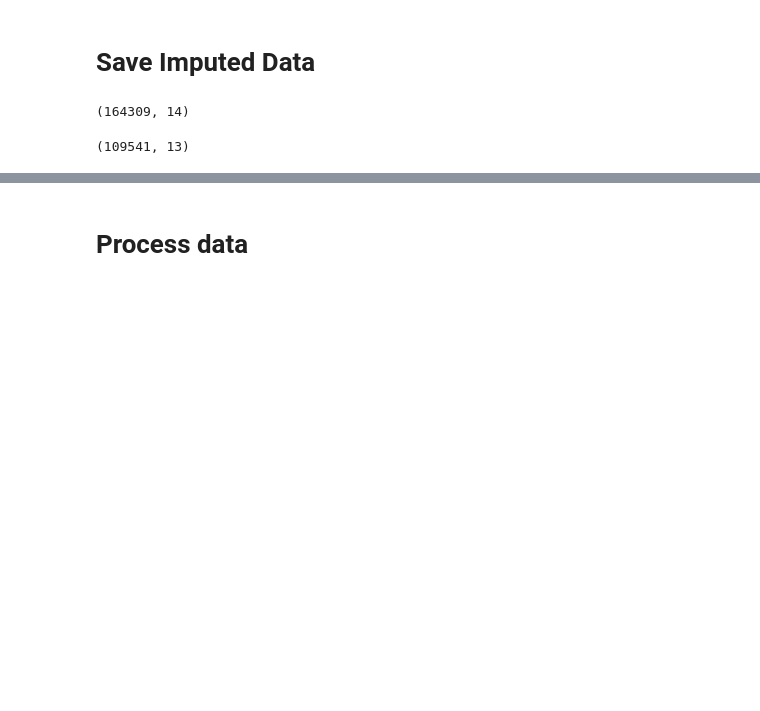
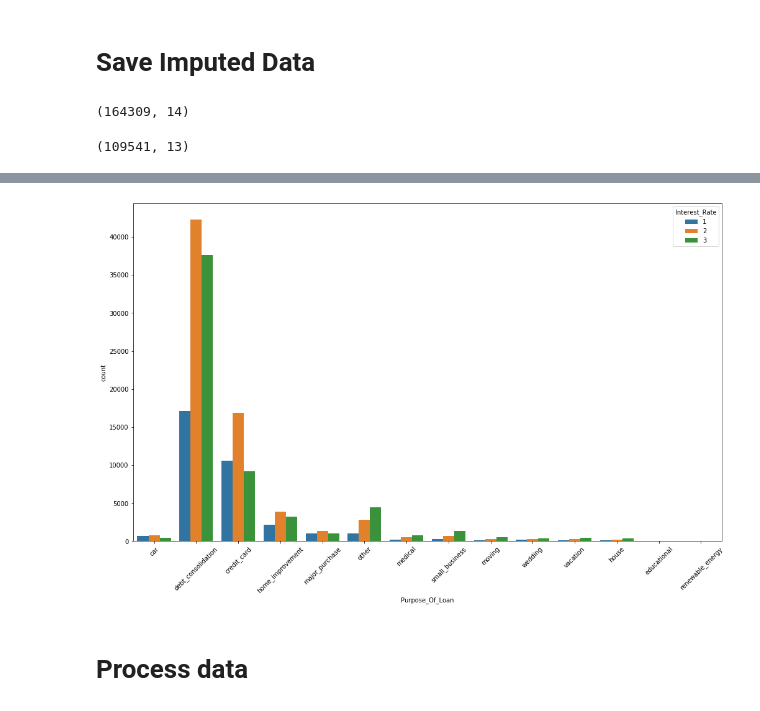
Before and after one commit to AvinashRamireddy31/Banking, a Jupyter notebook: src/data_processing/data_processing.ipynb, the cells around one changed output, grey strips where cells are left out. Cells and saved outputs as stored; diff of their text form; code cells hidden in the pictures; blank space fills up the shorter version.

```diff
--- a/src/data_processing/data_processing.ipynb
+++ b/src/data_processing/data_processing.ipynb
@@ -321,3 +467,12 @@ test_data.to_csv("../../data/test/pre_processed.csv", index=False)
+# %%
+plt.subplots(figsize=(17,10))
+
+sns.countplot(train_data['Purpose_Of_Loan'], hue = train_data['Interest_Rate']);
+
+plt.xticks(rotation=45)
+plt.show()
+# %% [output]
+[figure, added]
 # %% [markdown]
 # Process data
 # %%
```
Also changed, not shown: parts of 21 cells of this notebook.
